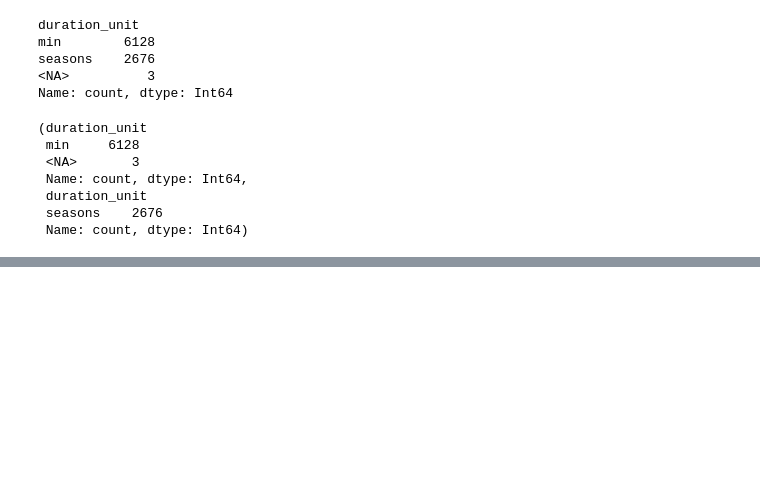
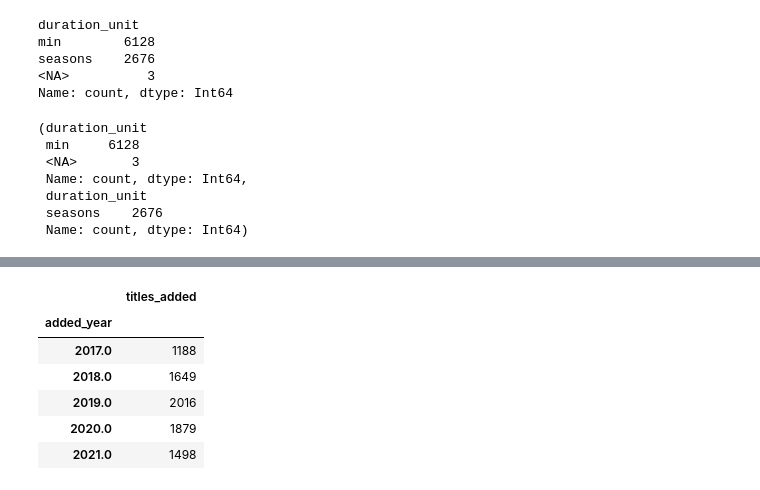
Before and after one commit to mohamadhaidar12482-ship-it/pandas-eda-case-study, a Jupyter notebook: notebooks/01_eda_netflix.ipynb, the cells around one changed output, grey strips where cells are left out. Cells and saved outputs as stored; diff of their text form; code cells hidden in the pictures; blank space fills up the shorter version.

```diff
--- a/notebooks/01_eda_netflix.ipynb
+++ b/notebooks/01_eda_netflix.ipynb
@@ -244,0 +253,18 @@ movies_unit_counts, tv_unit_counts
+# %%
+# titles added per year
+adds_by_year = (
+    df.dropna(subset=["added_year"])
+    .groupby("added_year")
+    .size()
+    .sort_index()
+    .to_frame("titles_added")
+)
+adds_by_year.tail(5)
+# %% [output]
+|  | titles_added |
+| added_year |  |
+| 2017.0 | 1188 |
+| 2018.0 | 1649 |
+| 2019.0 | 2016 |
+| 2020.0 | 1879 |
+| 2021.0 | 1498 |
```
Also changed, not shown: parts of 3 cells of this notebook, 1 other file.
